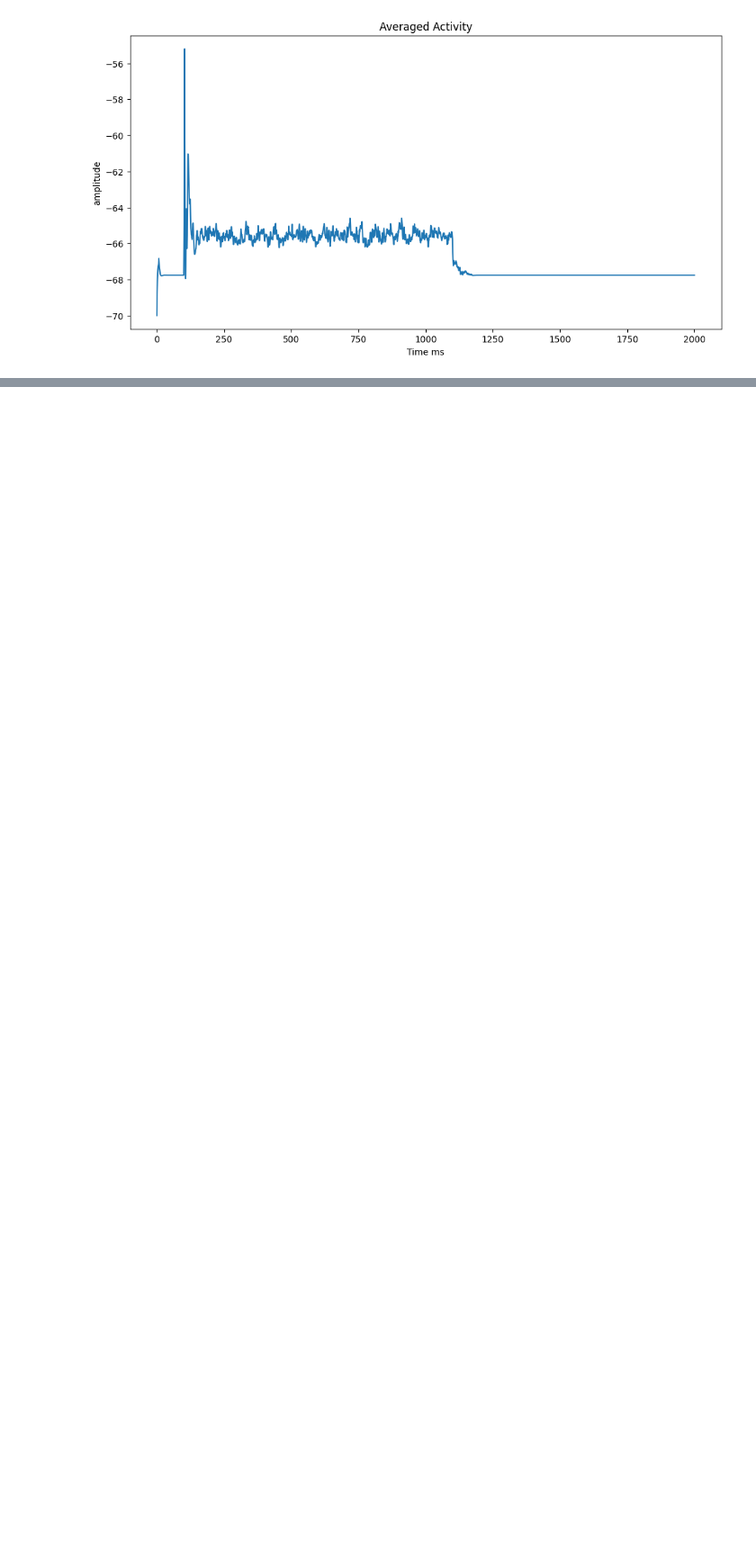
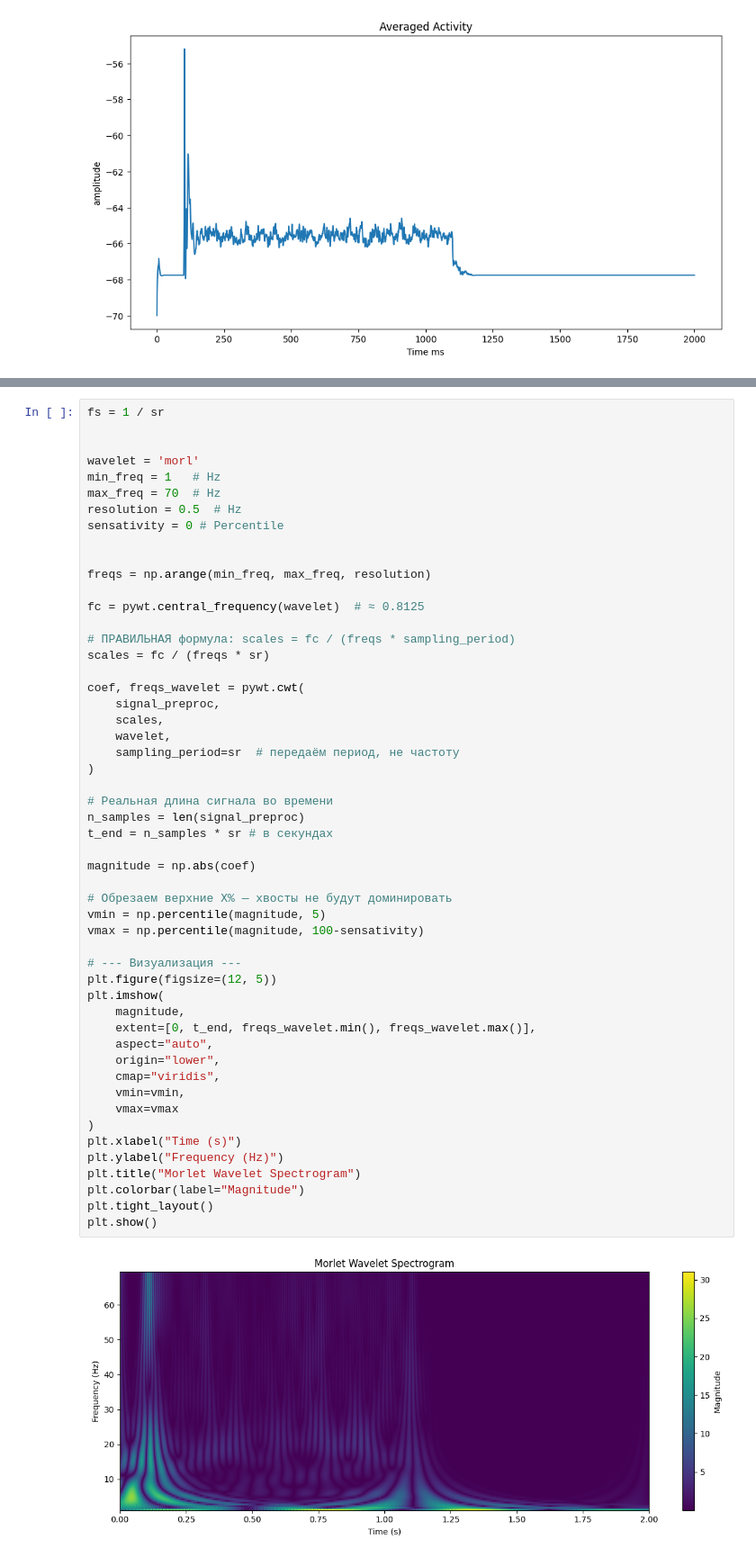
Before and after one commit to Leon-Parepko/Drosophila-Larvae-Simulation, a Jupyter notebook: Leon/Experiments/Statistical/Activity_Analysis.ipynb, the cells around one changed output, grey strips where cells are left out. Shown at 90% size. Saved outputs shown, nothing was run; the diff lists cells and outputs as text; blank space fills up the shorter version.

```diff
--- a/Leon/Experiments/Statistical/Activity_Analysis.ipynb
+++ b/Leon/Experiments/Statistical/Activity_Analysis.ipynb
@@ -210,0 +240,54 @@ plt.show()
+# %%
+fs = 1 / sr
+
+
+wavelet = 'morl'
+min_freq = 1   # Hz
+max_freq = 70  # Hz
+resolution = 0.5  # Hz
+sensativity = 0 # Percentile
+
+
+freqs = np.arange(min_freq, max_freq, resolution)
+
+fc = pywt.central_frequency(wavelet)  # ≈ 0.8125
+
+# ПРАВИЛЬНАЯ формула: scales = fc / (freqs * sampling_period)
+scales = fc / (freqs * sr)
+
+coef, freqs_wavelet = pywt.cwt(
+    signal_preproc,
+    scales,
+    wavelet,
+    sampling_period=sr  # передаём период, не частоту
+)
+
+# Реальная длина сигнала во времени
+n_samples = len(signal_preproc)
+t_end = n_samples * sr # в секундах
+
+magnitude = np.abs(coef)
+
+# Обрезаем верхние X% — хвосты не будут доминировать
+vmin = np.percentile(magnitude, 5)
+vmax = np.percentile(magnitude, 100-sensativity)
+
+# --- Визуализация ---
+plt.figure(figsize=(12, 5))
+plt.imshow(
+    magnitude,
+    extent=[0, t_end, freqs_wavelet.min(), freqs_wavelet.max()],
+    aspect="auto",
+    origin="lower",
+    cmap="viridis",
+    vmin=vmin,
+    vmax=vmax
+)
+plt.xlabel("Time (s)")
+plt.ylabel("Frequency (Hz)")
+plt.title("Morlet Wavelet Spectrogram")
+plt.colorbar(label="Magnitude")
+plt.tight_layout()
+plt.show()
+# %% [output]
+[figure, added]
```
Also changed, not shown: parts of 8 cells of this notebook.
